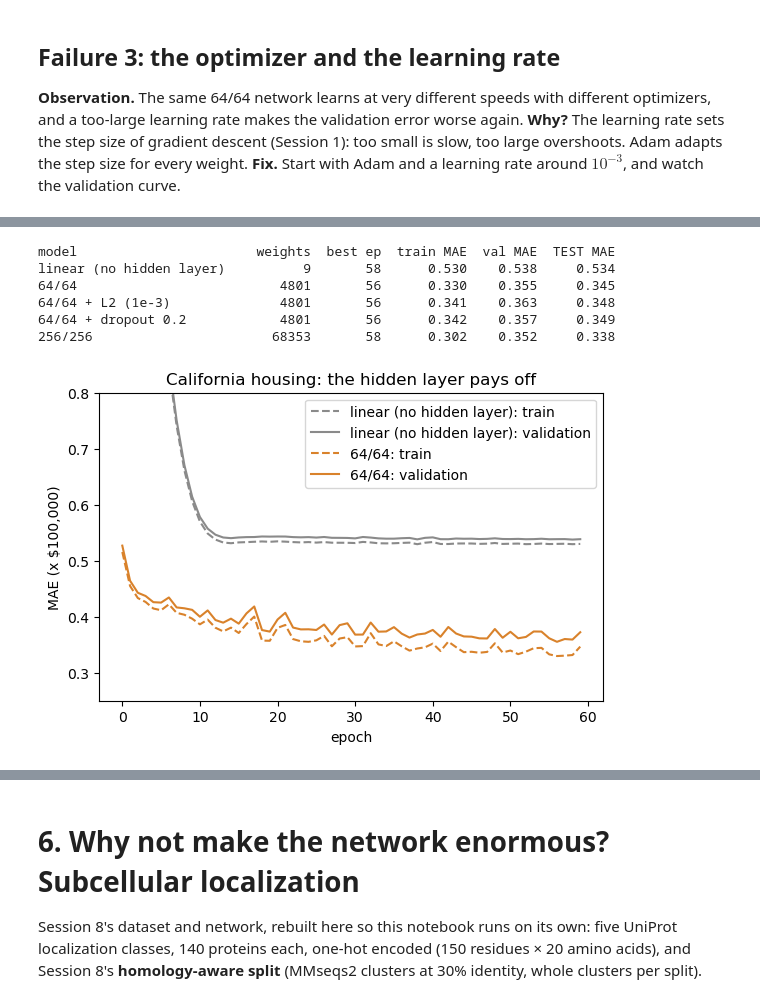
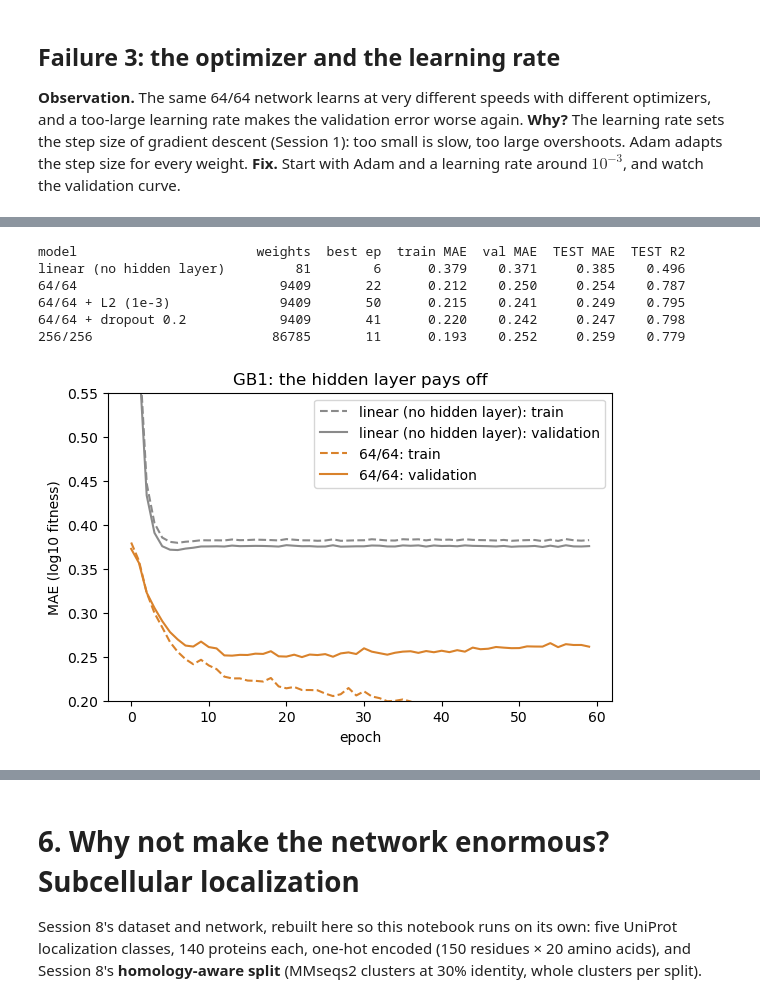
Before and after one commit to ElofssonLab/kb8029-book, a Jupyter notebook: notebooks/session09-backprop-training-regularization.ipynb, the cells around one changed output, grey strips where cells are left out. Saved outputs shown, nothing was run; the diff lists cells and outputs as text; code cells hidden in the pictures.

```diff
--- a/notebooks/session09-backprop-training-regularization.ipynb
+++ b/notebooks/session09-backprop-training-regularization.ipynb
@@ -556,7 +575,7 @@ initialization, input standardization, normalization layers, and
 adaptive optimizers such as Adam (which rescales small gradients).
 # %%
 class DeepNet(nn.Module):
-    def __init__(self, activation_cls, depth=6, width=64, input_dim=8):
+    def __init__(self, activation_cls, depth=6, width=64, input_dim=80):
         super().__init__()
         layers, d = [], input_dim
         for _ in range(depth):
@@ -572,7 +591,7 @@ grad_by_layer = {}
 for name, activation_cls in [("sigmoid", nn.Sigmoid), ("tanh", nn.Tanh), ("ReLU", nn.ReLU)]:
     torch.manual_seed(0)
     net = DeepNet(activation_cls)
-    loss = nn.MSELoss()(net(Xh_tr), yh_tr)
+    loss = nn.MSELoss()(net(Xg_tr), yg_tr)
     weight_params = [p for p in net.parameters() if p.dim() == 2]
     grads = torch.autograd.grad(loss, weight_params)
     grad_by_layer[name] = [g.abs().mean().item() for g in grads]
@@ -662,39 +686,39 @@ The full comparison, now trained for 60 epochs with early stopping: a linear mod
 # %%
 configs = [
-    ("linear (no hidden layer)", lambda: nn.Linear(8, 1), 0.0),
-    ("64/64",                    lambda: mlp(8), 0.0),
-    ("64/64 + L2 (1e-3)",        lambda: mlp(8), 1e-3),
-    ("64/64 + dropout 0.2",      lambda: mlp(8, dropout=0.2), 0.0),
-    ("256/256",                  lambda: mlp(8, (256, 256)), 0.0),
+    ("linear (no hidden layer)", lambda: nn.Linear(80, 1), 0.0),
+    ("64/64",                    lambda: mlp(80), 0.0),
+    ("64/64 + L2 (1e-3)",        lambda: mlp(80), 1e-3),
+    ("64/64 + dropout 0.2",      lambda: mlp(80, dropout=0.2), 0.0),
+    ("256/256",                  lambda: mlp(80, (256, 256)), 0.0),
 ]
-housing = {}
-print(f"{'model':26s} {'weights':>8s} {'best ep':>8s} {'train MAE':>10s} {'val MAE':>8s} {'TEST MAE':>9s}")
+gb1_models = {}
+print(f"{'model':26s} {'weights':>8s} {'best ep':>8s} {'train MAE':>10s} {'val MAE':>8s} {'TEST MAE':>9s} {'TEST R2':>8s}")
 for name, make, wd in configs:
     torch.manual_seed(0)
     model = make()
-    hist, best = train(model, Xh_tr, yh_tr, Xh_va, yh_va, nn.MSELoss(), epochs=60,
+    hist, best = train(model, Xg_tr, yg_tr, Xg_va, yg_va, nn.MSELoss(), epochs=60,
                        weight_decay=wd, batch_size=64, score=mae)
     with torch.no_grad():
-        test_mae = mae(model(Xh_te), yh_te)
-    housing[name] = dict(hist=hist, best=best, test=test_mae, n=sum(p.numel() for p in model.parameters()), model=model)
-    print(f"{name:26s} {housing[name]['n']:8d} {best:8d} {hist[best][0]:10.3f} {hist[best][1]:8.3f} {test_mae:9.3f}")
+        test_mae = mae(model(Xg_te), yg_te); test_r2 = r2(model(Xg_te), yg_te)
+    gb1_models[name] = dict(hist=hist, best=best, test=test_mae, r2=test_r2, n=sum(p.numel() for p in model.parameters()), model=model)
+    print(f"{name:26s} {gb1_models[name]['n']:8d} {best:8d} {hist[best][0]:10.3f} {hist[best][1]:8.3f} {test_mae:9.3f} {test_r2:8.3f}")
 # %% [output]
-model                       weights  best ep  train MAE  val MAE  TEST MAE
-linear (no hidden layer)          9       58      0.530    0.538     0.534
-64/64                          4801       56      0.330    0.355     0.345
-64/64 + L2 (1e-3)              4801       56      0.341    0.363     0.348
-64/64 + dropout 0.2            4801       56      0.342    0.357     0.349
-256/256                       68353       58      0.302    0.352     0.338
+model                       weights  best ep  train MAE  val MAE  TEST MAE  TEST R2
+linear (no hidden layer)         81        6      0.379    0.371     0.385    0.496
+64/64                          9409       22      0.212    0.250     0.254    0.787
+64/64 + L2 (1e-3)              9409       50      0.215    0.241     0.249    0.795
+64/64 + dropout 0.2            9409       41      0.220    0.242     0.247    0.798
+256/256                       86785       11      0.193    0.252     0.259    0.779
 # %%
 plt.figure(figsize=(6.5, 4))
 for name, color in [("linear (no hidden layer)", "#8a8a8a"), ("64/64", "#d9822b")]:
-    tr, va = zip(*housing[name]["hist"])
+    tr, va = zip(*gb1_models[name]["hist"])
     plt.plot(tr, color=color, ls="--", label=f"{name}: train")
     plt.plot(va, color=color, label=f"{name}: validation")
-plt.xlabel("epoch"); plt.ylabel("MAE (x $100,000)")
-plt.title("California housing: the hidden layer pays off")
-plt.legend(); plt.ylim(0.25, 0.8)
-plt.savefig(f"{FIGS}/session09-housing-curves.png", dpi=150, bbox_inches="tight")
+plt.xlabel("epoch"); plt.ylabel("MAE (log10 fitness)")
+plt.title("GB1: the hidden layer pays off")
+plt.legend(); plt.ylim(0.2, 0.55)
+plt.savefig(f"{FIGS}/session09-gb1-curves.png", dpi=150, bbox_inches="tight")
 plt.show()
 # %% [output]
-[figure, old version]
+[figure, new version]
```
Also changed, not shown: parts of 19 cells of this notebook, 10 other files.
